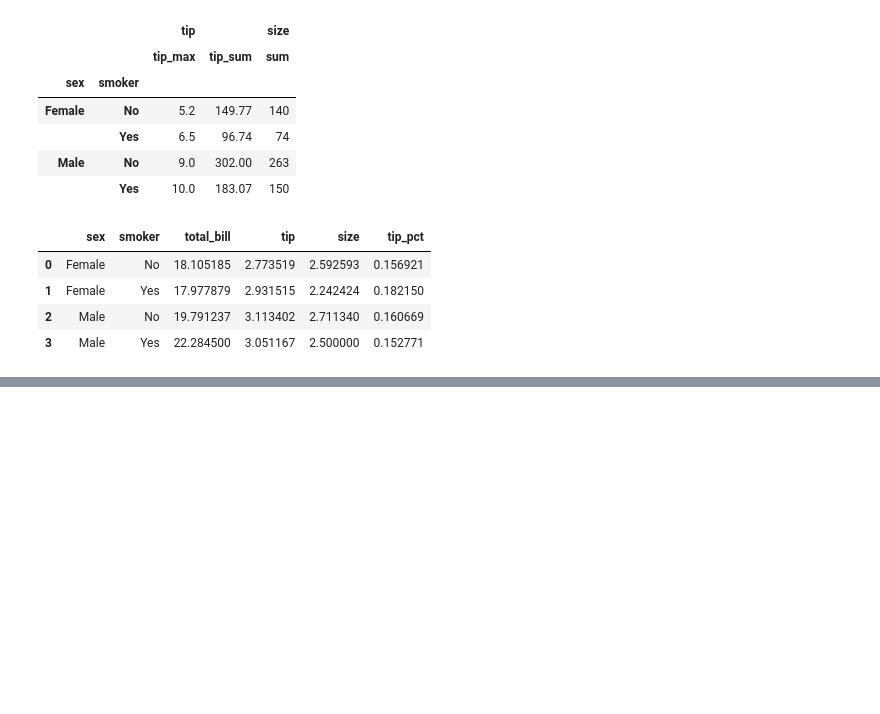
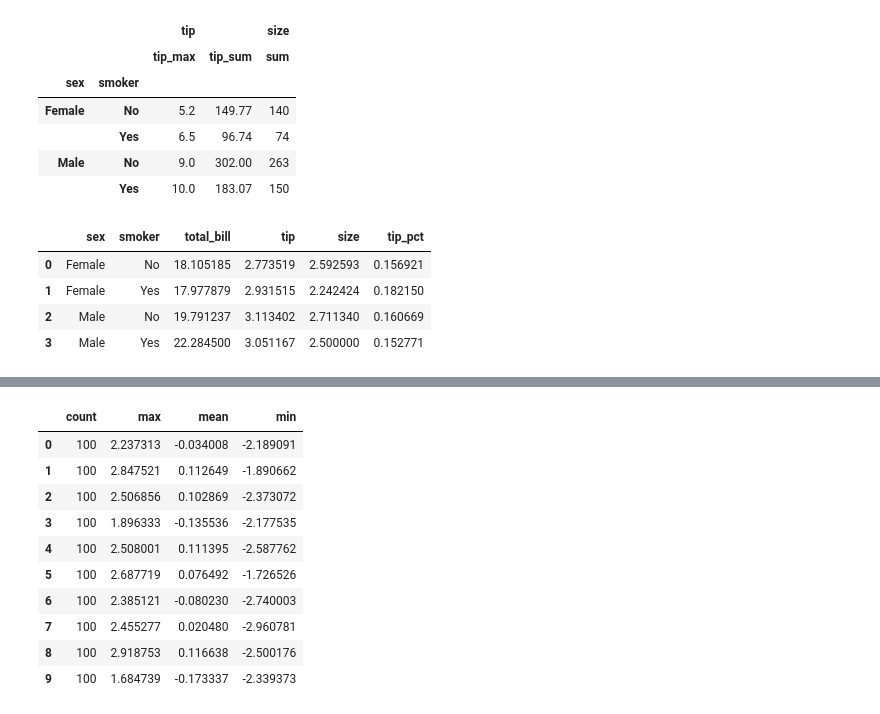
Before and after one commit to maciejATcosphere/paper-mind, a Jupyter notebook: paper_mind/courses/pandas/aggregation-01.ipynb, the cells around one changed output, grey strips where cells are left out. Saved outputs shown, nothing was run; the diff lists cells and outputs as text; code cells hidden in the pictures; blank space fills up the shorter version.

```diff
--- a/paper_mind/courses/pandas/aggregation-01.ipynb
+++ b/paper_mind/courses/pandas/aggregation-01.ipynb
@@ -166,0 +269,7 @@ pd.merge(df, k1_means, left_on='key1', right_index=True)
+# %%
+def get_stats(group):
+    return {'min': group.min(), 'max': group.max(),
+            'count': group.count(), 'mean': group.mean()}
+
+grouped = frame.data2.groupby(factor)
+grouped.apply(get_stats).unstack()
@@ -166,0 +283,18 @@ pd.merge(df, k1_means, left_on='key1', right_index=True)
+# %%
+# to compute equal-size buckets based on sample
+# quantile one must use qcut
+grouping = pd.qcut(frame.data1, 10, labels=False)
+grouped = frame.data2.groupby(grouping)
+grouped.apply(get_stats).unstack()
+# %% [output]
+|  | count | max | mean | min |
+| 0 | 100 | 2.237313 | -0.034008 | -2.189091 |
+| 1 | 100 | 2.847521 | 0.112649 | -1.890662 |
+| 2 | 100 | 2.506856 | 0.102869 | -2.373072 |
+| 3 | 100 | 1.896333 | -0.135536 | -2.177535 |
+| 4 | 100 | 2.508001 | 0.111395 | -2.587762 |
+| 5 | 100 | 2.687719 | 0.076492 | -1.726526 |
+| 6 | 100 | 2.385121 | -0.080230 | -2.740003 |
+| 7 | 100 | 2.455277 | 0.020480 | -2.960781 |
+| 8 | 100 | 2.918753 | 0.116638 | -2.500176 |
+| 9 | 100 | 1.684739 | -0.173337 | -2.339373 |
```
Also changed, not shown: parts of 10 cells of this notebook.
